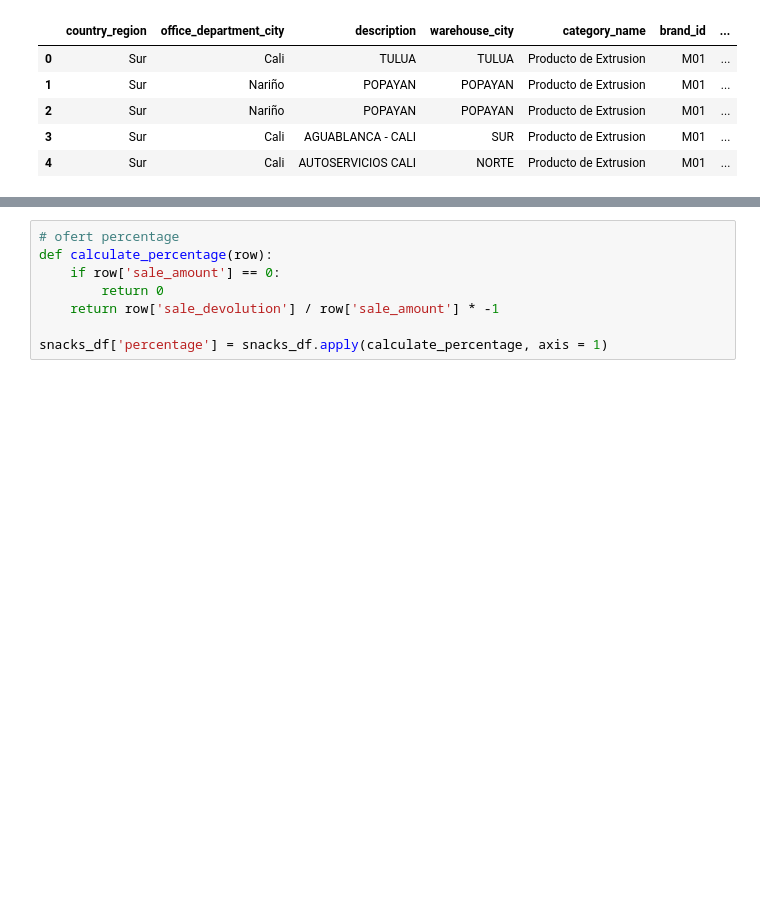
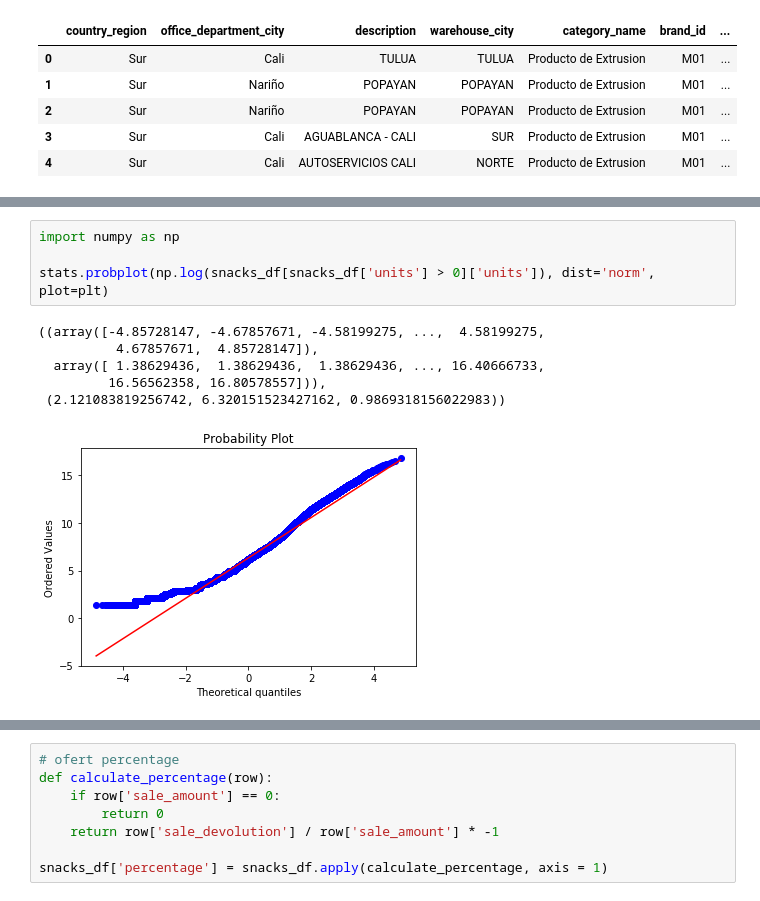
Before and after one commit to juanprq/final-project, a Jupyter notebook: offices-tab.ipynb, the cells around one changed output, grey strips where cells are left out. Saved outputs shown, nothing was run; the diff lists cells and outputs as text; blank space fills up the shorter version.

```diff
--- a/offices-tab.ipynb
+++ b/offices-tab.ipynb
@@ -16,0 +27,11 @@ snacks_df.head()
+# %%
+import numpy as np
+
+stats.probplot(np.log(snacks_df[snacks_df['units'] > 0]['units']), dist='norm', plot=plt)
+# %% [output]
+((array([-4.85728147, -4.67857671, -4.58199275, ...,  4.58199275,
+          4.67857671,  4.85728147]),
+  array([ 1.38629436,  1.38629436,  1.38629436, ..., 16.40666733,
+         16.56562358, 16.80578557])),
+ (2.121083819256742, 6.320151523427162, 0.9869318156022983))
+[figure, added]
```
Also changed, not shown: parts of 2 cells of this notebook, 1 other file.
